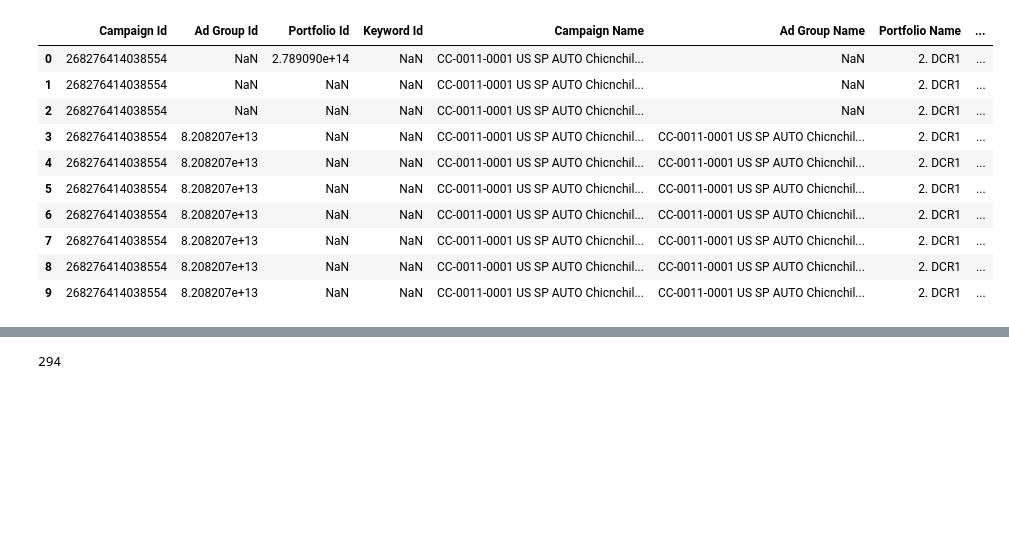
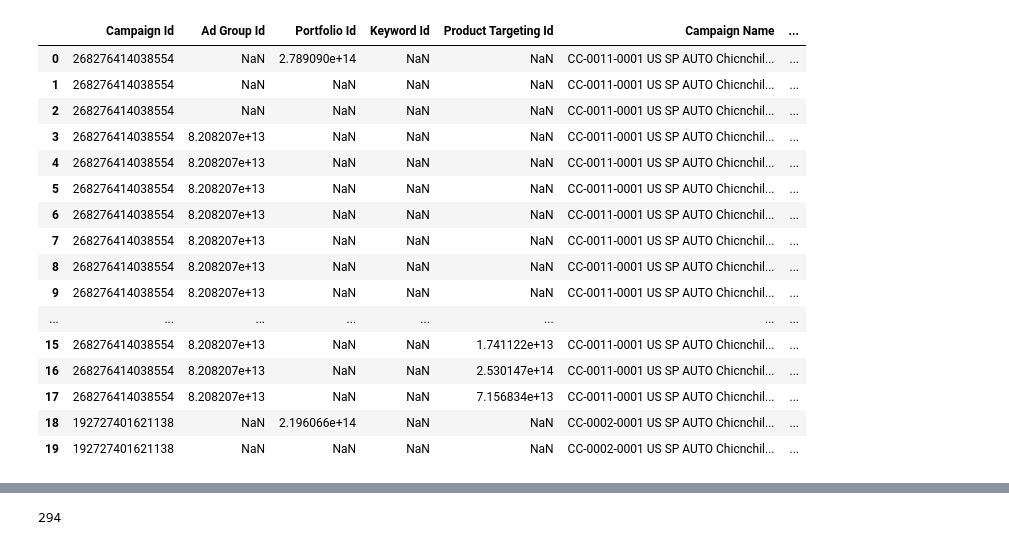
Before and after one commit to KDool/Ads-aws-excel, a Jupyter notebook: Code/down_bid.ipynb, the cells around one changed output, grey strips where cells are left out. Cells and saved outputs as stored; diff of their text form; code cells hidden in the pictures; blank space fills up the shorter version.

Commit message:
edit adgroup name retrieve rule

```diff
--- a/Code/down_bid.ipynb
+++ b/Code/down_bid.ipynb
@@ -8,11 +16,16 @@ df_sp_targeting.head(5)
 # %%
 def read_bulk_report_CSP(excel_file=''):
     bulk_df = pd.read_excel(excel_file,index_col=False)
-    df_process = bulk_df[['Campaign Id','Ad Group Id','Portfolio Id','Keyword Id (Read only)','Campaign Name (Informational only)','Ad Group Name (Informational only)','Portfolio Name (Informational only)','Keyword Text']]
-    df_process.columns = ['Campaign Id','Ad Group Id','Portfolio Id','Keyword Id','Campaign Name','Ad Group Name','Portfolio Name','Keyword Text']
+    df_process = bulk_df[['Campaign Id','Ad Group Id','Portfolio Id','Keyword Id (Read only)','Product Targeting Id (Read only)','Campaign Name (Informational only)','Ad Group Name (Informational only)','Portfolio Name (Informational only)','Keyword Text','Campaign State (Informational only)','Bid']]
+    df_process.columns = ['Campaign Id','Ad Group Id','Portfolio Id','Keyword Id','Product Targeting Id','Campaign Name','Ad Group Name','Portfolio Name','Keyword Text','Campaign State','Bid']
+    df_process = df_process[df_process['Campaign State']!='archived']
     return df_process
 
-def get_campid_toDF(filtered_df:pd.DataFrame,bulk_df_campaign:pd.DataFrame,bulk_df_adgroup:pd.DataFrame):
+def get_campid_toDF(filtered_df:pd.DataFrame,bulk_df:pd.DataFrame):
+
+    bulk_df_campaign = get_campaign_infor(bulk_df)
+    bulk_df_adgroup = get_adgroup_infor(bulk_df)
+
     filtered_df['Campaign Name'] = filtered_df['Campaign Name'].astype("string")
     bulk_df_campaign['Campaign Name'] = bulk_df_campaign['Campaign Name'].astype("string")
     df_ver1 = pd.merge(filtered_df, bulk_df_campaign, how='left',left_on = 'Campaign Name',right_on = 'Campaign Name')
@@ -22,6 +35,17 @@ def get_campid_toDF(filtered_df:pd.DataFrame,bulk_df_campaign:pd.DataFrame,bulk_
     print('Lengh adgroup merge: ',len(df_ver2))
     return df_ver2
 
+def get_campaign_infor(df_bulk:pd.DataFrame):
+    df_campaign_info = df_bulk[['Campaign Id','Campaign Name','Keyword Id (Read only)','Bid']]
+    df_campaign_info.drop_duplicates(inplace=True)
+    df_campaign_info.reset_index(inplace=True)
+    return df_campaign_info
+
+def get_adgroup_infor(df_bulk:pd.DataFrame):
+    df_adgroup_info = df_bulk[['Ad Group Id','Ad Group Name']]
+    df_adgroup_info.drop_duplicates(inplace=True)
+    df_adgroup_info.reset_index(inplace=True)
+    return df_adgroup_info
 
 def filter_SP_downbid(CSP_df: pd.DataFrame,acos,clicks,spend):
     filerted_df_1 = CSP_df[CSP_df['Total Advertising Cost of Sales (ACOS) ']>acos]
@@ -39,14 +83,20 @@ df_filter_downbid.head(10)
 # %%
-df_bulk.head(10)
+df_bulk.head(20)
 # %% [output]
-|  | Campaign Id | Ad Group Id | Portfolio Id | Keyword Id | Campaign Name | Ad Group Name | Portfolio Name | ... |
-| 0 | 268276414038554 | NaN | 2.789090e+14 | NaN | CC-0011-0001 US SP AUTO Chicnchil... | NaN | 2. DCR1 | ... |
-| 1 | 268276414038554 | NaN | NaN | NaN | CC-0011-0001 US SP AUTO Chicnchil... | NaN | 2. DCR1 | ... |
-| 2 | 268276414038554 | NaN | NaN | NaN | CC-0011-0001 US SP AUTO Chicnchil... | NaN | 2. DCR1 | ... |
-| 3 | 268276414038554 | 8.208207e+13 | NaN | NaN | CC-0011-0001 US SP AUTO Chicnchil... | CC-0011-0001 US SP AUTO Chicnchil... | 2. DCR1 | ... |
-| 4 | 268276414038554 | 8.208207e+13 | NaN | NaN | CC-0011-0001 US SP AUTO Chicnchil... | CC-0011-0001 US SP AUTO Chicnchil... | 2. DCR1 | ... |
-| 5 | 268276414038554 | 8.208207e+13 | NaN | NaN | CC-0011-0001 US SP AUTO Chicnchil... | CC-0011-0001 US SP AUTO Chicnchil... | 2. DCR1 | ... |
-| 6 | 268276414038554 | 8.208207e+13 | NaN | NaN | CC-0011-0001 US SP AUTO Chicnchil... | CC-0011-0001 US SP AUTO Chicnchil... | 2. DCR1 | ... |
-| 7 | 268276414038554 | 8.208207e+13 | NaN | NaN | CC-0011-0001 US SP AUTO Chicnchil... | CC-0011-0001 US SP AUTO Chicnchil... | 2. DCR1 | ... |
-| 8 | 268276414038554 | 8.208207e+13 | NaN | NaN | CC-0011-0001 US SP AUTO Chicnchil... | CC-0011-0001 US SP AUTO Chicnchil... | 2. DCR1 | ... |
-| 9 | 268276414038554 | 8.208207e+13 | NaN | NaN | CC-0011-0001 US SP AUTO Chicnchil... | CC-0011-0001 US SP AUTO Chicnchil... | 2. DCR1 | ... |
+|  | Campaign Id | Ad Group Id | Portfolio Id | Keyword Id | Product Targeting Id | Campaign Name | ... |
+| 0 | 268276414038554 | NaN | 2.789090e+14 | NaN | NaN | CC-0011-0001 US SP AUTO Chicnchil... | ... |
+| 1 | 268276414038554 | NaN | NaN | NaN | NaN | CC-0011-0001 US SP AUTO Chicnchil... | ... |
+| 2 | 268276414038554 | NaN | NaN | NaN | NaN | CC-0011-0001 US SP AUTO Chicnchil... | ... |
+| 3 | 268276414038554 | 8.208207e+13 | NaN | NaN | NaN | CC-0011-0001 US SP AUTO Chicnchil... | ... |
+| 4 | 268276414038554 | 8.208207e+13 | NaN | NaN | NaN | CC-0011-0001 US SP AUTO Chicnchil... | ... |
+| 5 | 268276414038554 | 8.208207e+13 | NaN | NaN | NaN | CC-0011-0001 US SP AUTO Chicnchil... | ... |
+| 6 | 268276414038554 | 8.208207e+13 | NaN | NaN | NaN | CC-0011-0001 US SP AUTO Chicnchil... | ... |
+| 7 | 268276414038554 | 8.208207e+13 | NaN | NaN | NaN | CC-0011-0001 US SP AUTO Chicnchil... | ... |
+| 8 | 268276414038554 | 8.208207e+13 | NaN | NaN | NaN | CC-0011-0001 US SP AUTO Chicnchil... | ... |
+| 9 | 268276414038554 | 8.208207e+13 | NaN | NaN | NaN | CC-0011-0001 US SP AUTO Chicnchil... | ... |
+| ... | ... | ... | ... | ... | ... | ... | ... |
+| 15 | 268276414038554 | 8.208207e+13 | NaN | NaN | 1.741122e+13 | CC-0011-0001 US SP AUTO Chicnchil... | ... |
+| 16 | 268276414038554 | 8.208207e+13 | NaN | NaN | 2.530147e+14 | CC-0011-0001 US SP AUTO Chicnchil... | ... |
+| 17 | 268276414038554 | 8.208207e+13 | NaN | NaN | 7.156834e+13 | CC-0011-0001 US SP AUTO Chicnchil... | ... |
+| 18 | 192727401621138 | NaN | 2.196066e+14 | NaN | NaN | CC-0002-0001 US SP AUTO Chicnchil... | ... |
+| 19 | 192727401621138 | NaN | NaN | NaN | NaN | CC-0002-0001 US SP AUTO Chicnchil... | ... |
```
Also changed, not shown: parts of 7 cells of this notebook, 3 other files.
